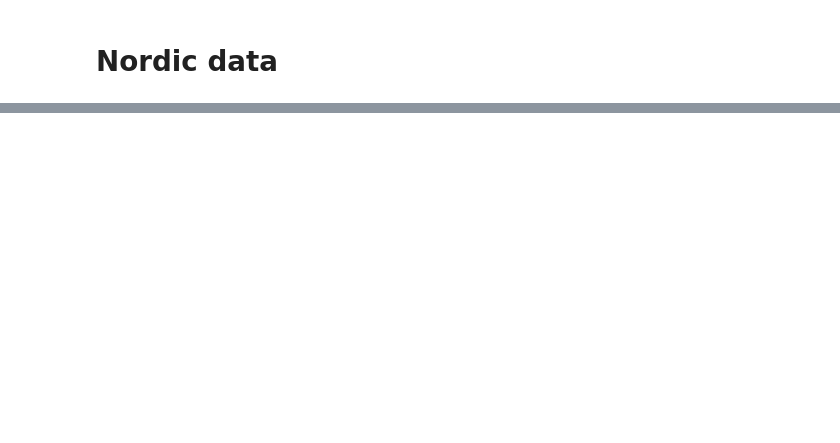
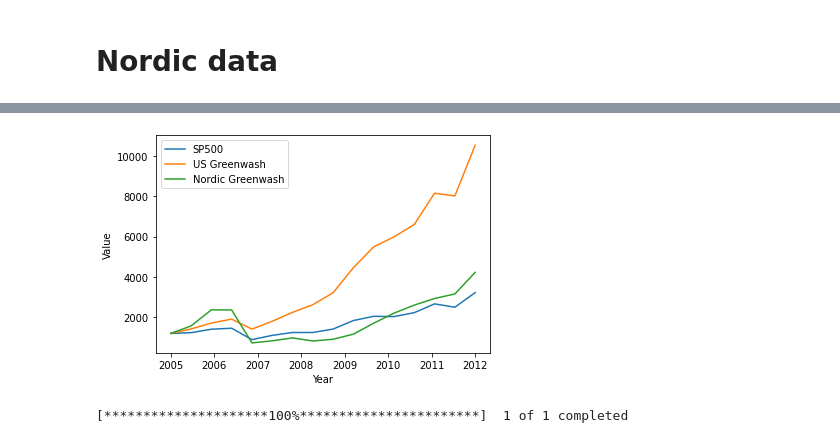
Before and after one commit to FerdinandBjerreWahl/BA, a Jupyter notebook: Backtest.ipynb, the cells around one changed output, grey strips where cells are left out. Cells and saved outputs as stored; diff of their text form; code cells hidden in the pictures; blank space fills up the shorter version.

```diff
--- a/Backtest.ipynb
+++ b/Backtest.ipynb
@@ -342,0 +445,22 @@ dtype: float64
+# %%
+plt.plot(years ,market_last, label='SP500')
+plt.plot(years,value_USGW,label='US Greenwash')
+plt.plot(years,value_NOGW,label='Nordic Greenwash')
+
+plt.xlabel('Year')
+plt.ylabel('Value')
+plt.legend()
+plt.savefig('GW_vs_SP500')
+# %% [output]
+[figure, added]
+# %%
+start_date = '2005-01-01'
+end_date = '2020-01-01'
+marketdata = yf.download("^GSPC", start=start_date, end=end_date)
+mreturns = marketdata['Adj Close']
+mreturns.index = pd.to_datetime(mreturns.index)
+mpct = mreturns.ffill().pct_change().resample('y').sum()
+pctlst = mpct.to_list()
+years = np.linspace(2006,2020,15)
+# %% [output]
+[*********************100%***********************]  1 of 1 completed
```
Also changed, not shown: parts of 38 cells of this notebook, 8 other files.
